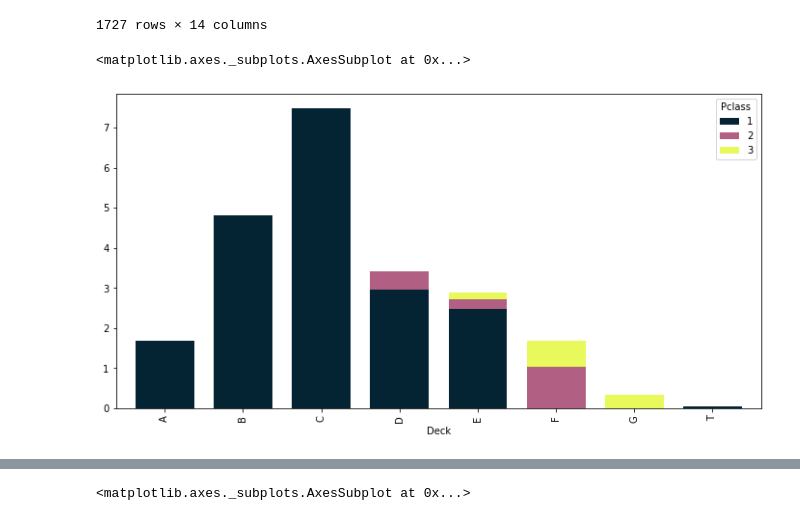
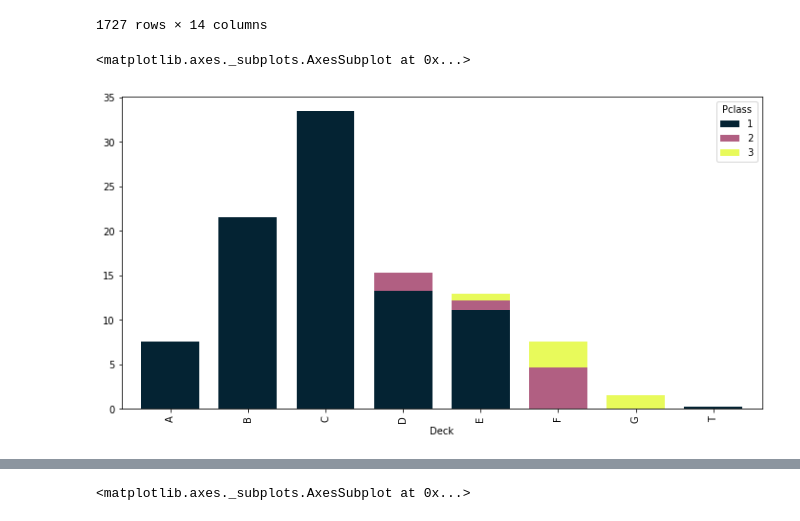
Before and after one commit to juancn95/saturdaysAI_titanic_challenge, a Jupyter notebook: SaturdaysAI_titanic_challenge.ipynb, the cells around one changed output, grey strips where cells are left out. Drawn from its saved outputs; the diff is of its cells as text; code cells hidden in the pictures.

```diff
--- a/SaturdaysAI_titanic_challenge.ipynb
+++ b/SaturdaysAI_titanic_challenge.ipynb
@@ -468,8 +468,8 @@ df.loc[pd.notnull(df["Cabin"]), "Deck"] = df["Cabin"].str[0]
 1727 rows × 14 columns
 # %%
 pclass = df.groupby(['Deck', 'Pclass']).count().unstack().PassengerId
-pclass = pclass / len(df) * 100
+pclass = pclass / pclass.sum().sum() * 100
 pclass.plot.bar(stacked=True, figsize=(12, 6), width=0.75, **{'cmap': cmo.thermal})
 # %% [output]
 <matplotlib.axes._subplots.AxesSubplot at 0x...>
-[figure, old version]
+[figure, new version]
```
Also changed, not shown: parts of 1 cell of this notebook.
